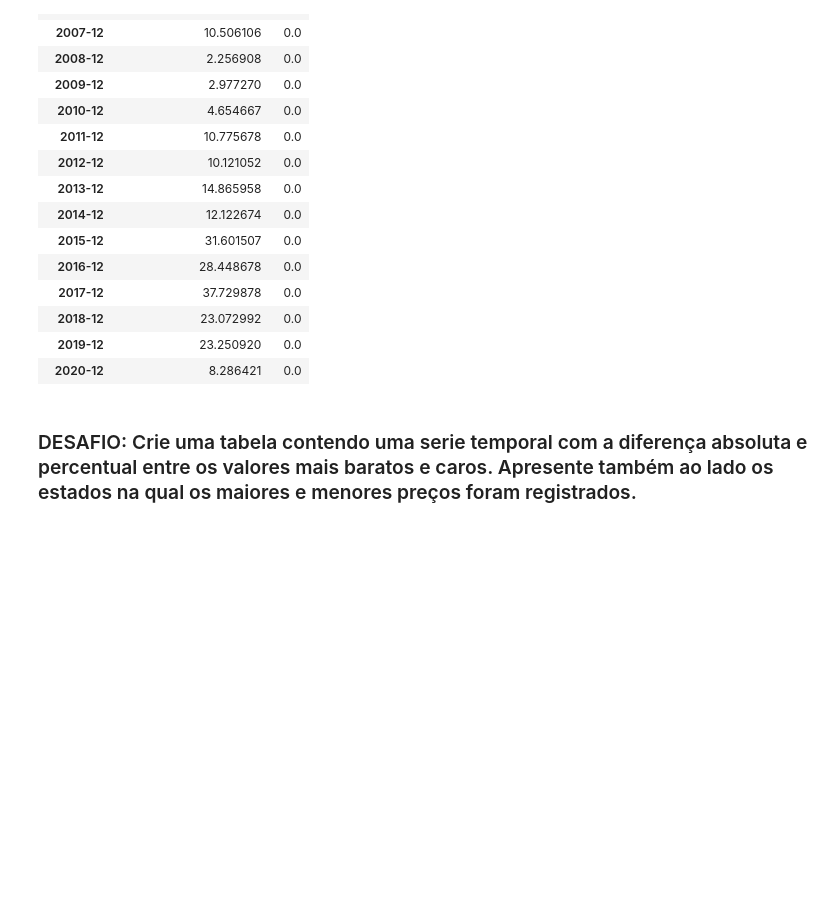
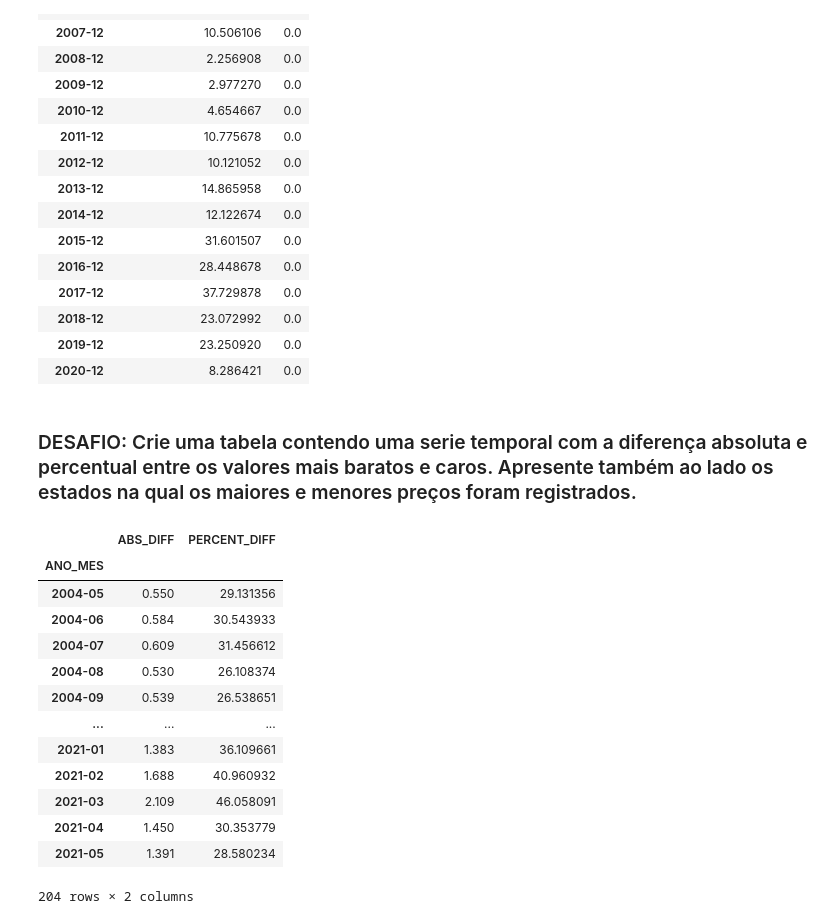
Before and after one commit to profmatheuspassos/analise-dados-pandas-sql, a Jupyter notebook: 4-analise-precos-gasolina-BR/exercicios-pandas.ipynb, the cells around one changed output. Cells and saved outputs as stored; diff of their text form; code cells hidden in the pictures; blank space fills up the shorter version.

```diff
--- a/4-analise-precos-gasolina-BR/exercicios-pandas.ipynb
+++ b/4-analise-precos-gasolina-BR/exercicios-pandas.ipynb
@@ -346,3 +346,26 @@ See the caveats in the documentation: https://pandas.pydata.org/pandas-docs/stab
 | 2020-12 | 8.286421 | 0.0 |
 # %% [markdown]
 ### DESAFIO: Crie uma tabela contendo uma serie temporal com a diferença absoluta e percentual entre os valores mais baratos e caros. Apresente também ao lado os estados na qual os maiores e menores preços foram registrados.
+# %%
+dfMax = dfGasolinaComum.groupby("ANO_MES").max()["PREÇO MÉDIO REVENDA"]
+dfMin = dfGasolinaComum.groupby("ANO_MES").min()["PREÇO MÉDIO REVENDA"]
+# %%
+dfDiff = pd.DataFrame()
+dfDiff["ABS_DIFF"] = dfMax - dfMin
+dfDiff["PERCENT_DIFF"] = (dfMax - dfMin) / dfMin * 100
+dfDiff
+# %% [output]
+|  | ABS_DIFF | PERCENT_DIFF |
+| ANO_MES |  |  |
+| 2004-05 | 0.550 | 29.131356 |
+| 2004-06 | 0.584 | 30.543933 |
+| 2004-07 | 0.609 | 31.456612 |
+| 2004-08 | 0.530 | 26.108374 |
+| 2004-09 | 0.539 | 26.538651 |
+| ... | ... | ... |
+| 2021-01 | 1.383 | 36.109661 |
+| 2021-02 | 1.688 | 40.960932 |
+| 2021-03 | 2.109 | 46.058091 |
+| 2021-04 | 1.450 | 30.353779 |
+| 2021-05 | 1.391 | 28.580234 |
+204 rows × 2 columns
```
